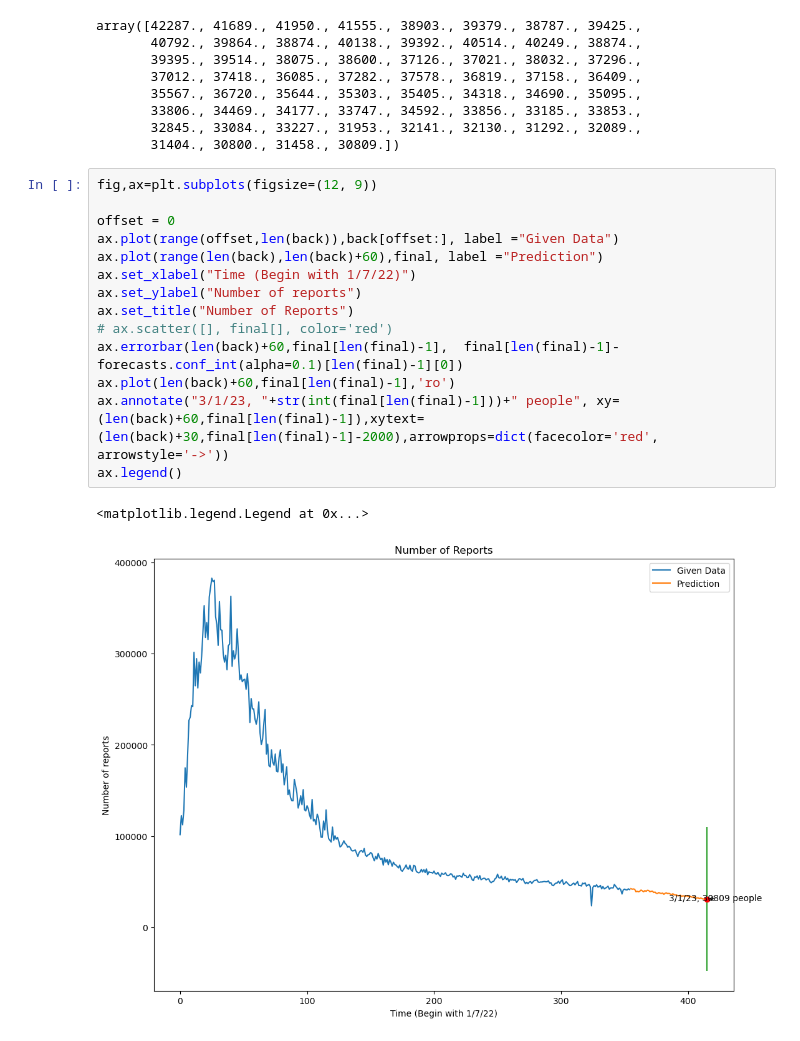
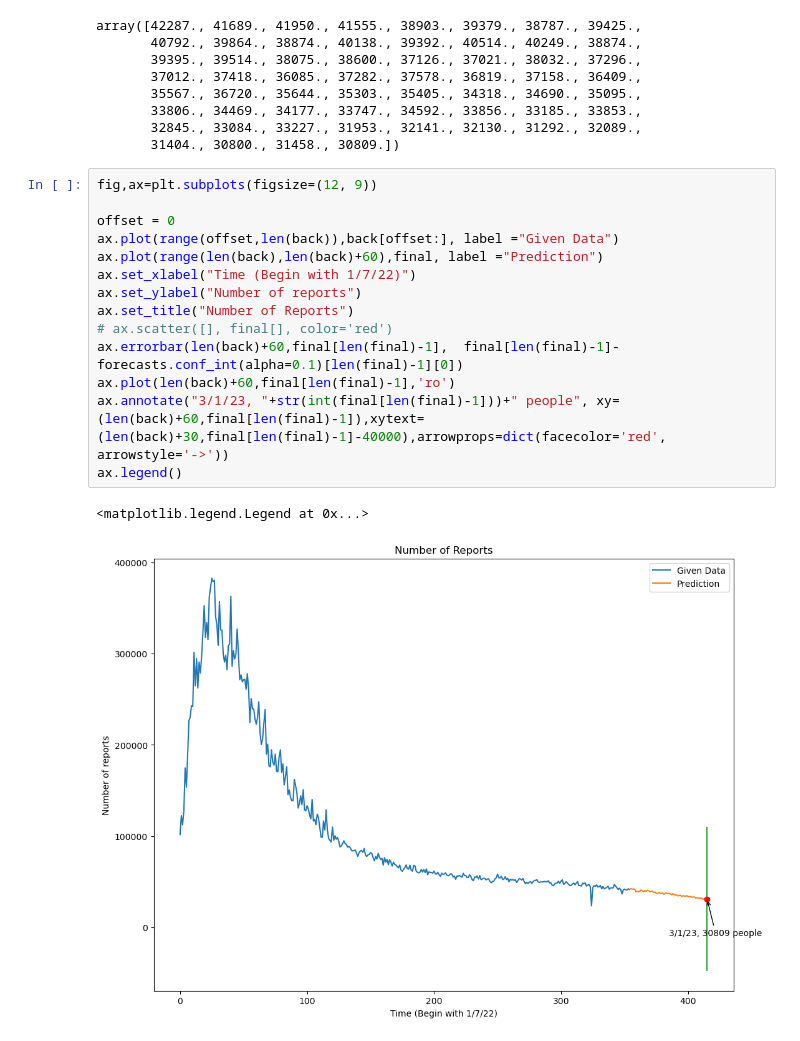
Before and after one commit to Xianyu39/MCMA2023, a Jupyter notebook: Problem1.ipynb, the cells around one changed output. Drawn from its saved outputs; the diff is of its cells as text.

```diff
--- a/Problem1.ipynb
+++ b/Problem1.ipynb
@@ -291,17 +291,17 @@ array([42287., 41689., 41950., 41555., 38903., 39379., 38787., 39425.,
 # %%
 fig,ax=plt.subplots(figsize=(12, 9))
 
 offset = 0
 ax.plot(range(offset,len(back)),back[offset:], label ="Given Data")
 ax.plot(range(len(back),len(back)+60),final, label ="Prediction")
 ax.set_xlabel("Time (Begin with 1/7/22)")
 ax.set_ylabel("Number of reports")
 ax.set_title("Number of Reports")
 # ax.scatter([], final[], color='red')
 ax.errorbar(len(back)+60,final[len(final)-1],  final[len(final)-1]-forecasts.conf_int(alpha=0.1)[len(final)-1][0])
 ax.plot(len(back)+60,final[len(final)-1],'ro')
-ax.annotate("3/1/23, "+str(int(final[len(final)-1]))+" people", xy=(len(back)+60,final[len(final)-1]),xytext=(len(back)+30,final[len(final)-1]-2000),arrowprops=dict(facecolor='red', arrowstyle='->'))
+ax.annotate("3/1/23, "+str(int(final[len(final)-1]))+" people", xy=(len(back)+60,final[len(final)-1]),xytext=(len(back)+30,final[len(final)-1]-40000),arrowprops=dict(facecolor='red', arrowstyle='->'))
 ax.legend()
 # %% [output]
 <matplotlib.legend.Legend at 0x...>
-[figure, old version]
+[figure, new version]
```
Also changed, not shown: 2 other files.
